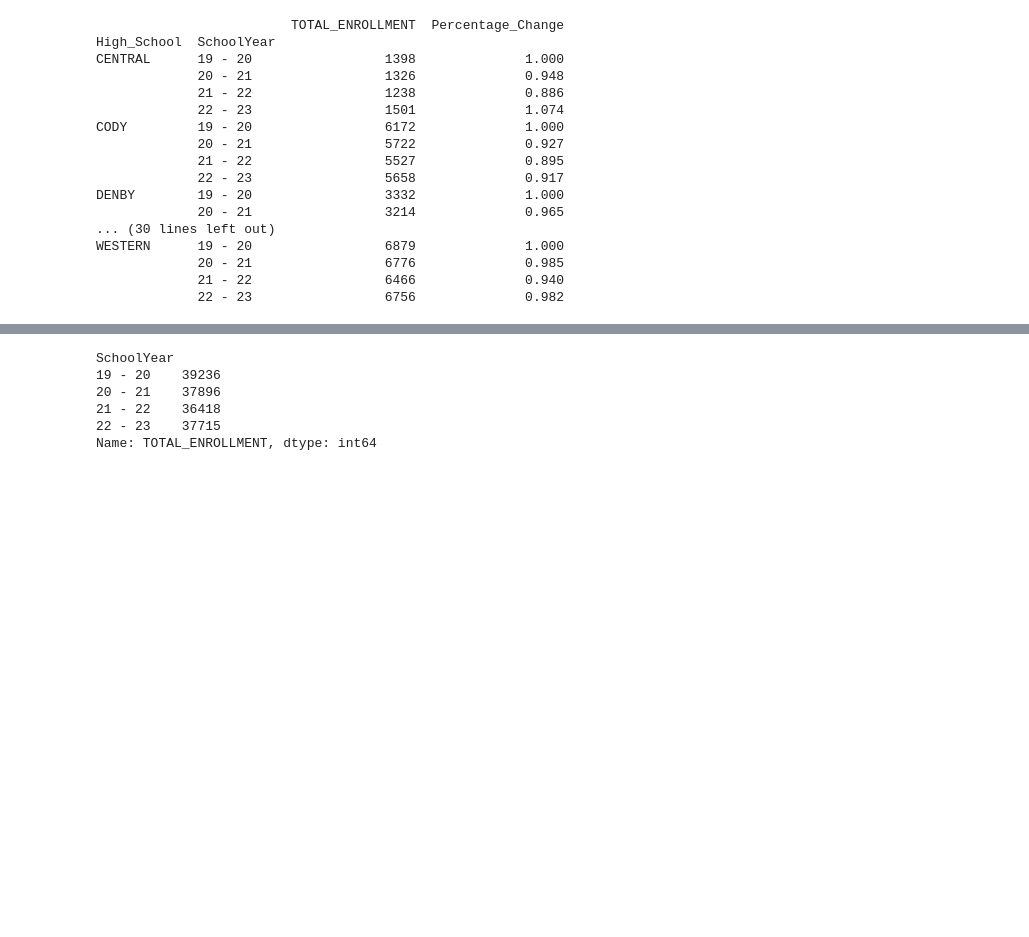
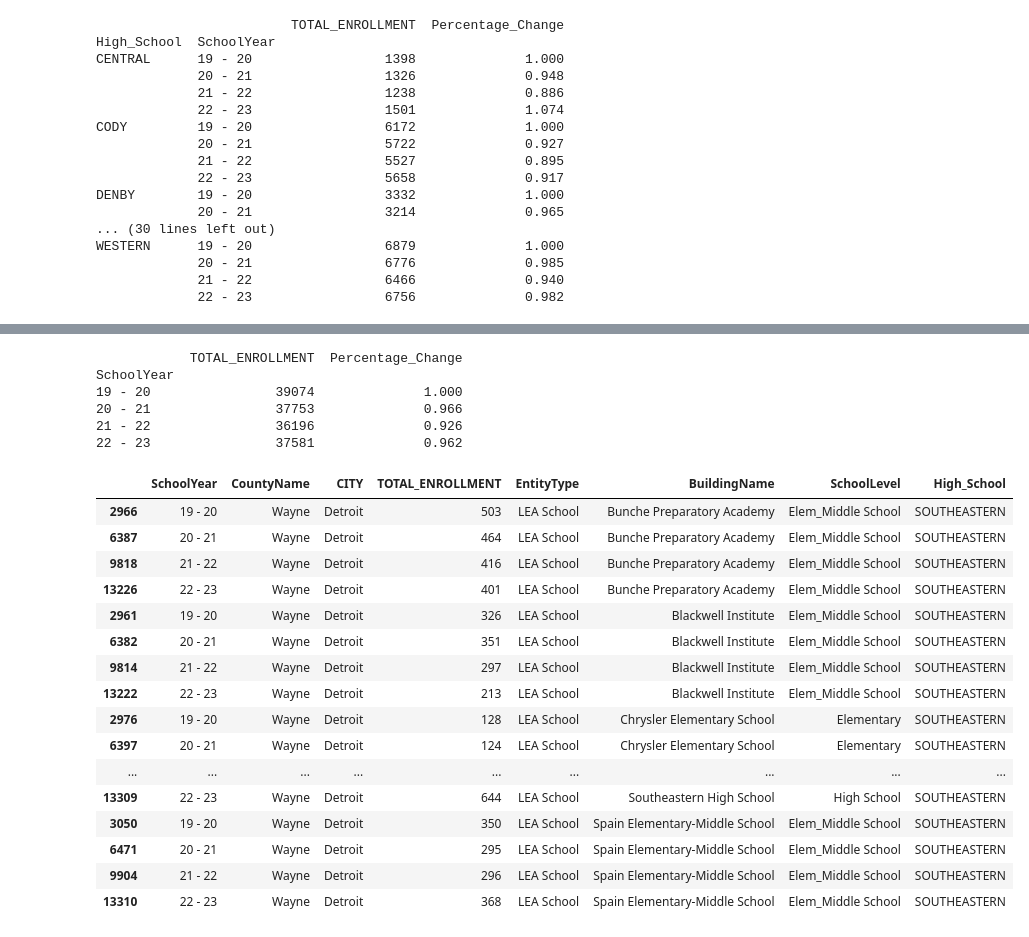
Before and after one commit to lynchch4/Detroit_Public_Schools, a Jupyter notebook: DPS/school_analysis.ipynb, the cells around one changed output, grey strips where cells are left out. Drawn from its saved outputs; the diff is of its cells as text; code cells hidden in the pictures; blank space fills up the shorter version.

```diff
--- a/DPS/school_analysis.ipynb
+++ b/DPS/school_analysis.ipynb
@@ -161,6 +161,9 @@ df_feeder_schools.loc[df_feeder_schools['BuildingName']=='Bow Elementary-Middle
 df_feeder_schools.loc[df_feeder_schools['BuildingName']=='Bagley Elementary School of Journalism and Technology']=\
 df_feeder_schools.loc[df_feeder_schools['BuildingName']=='Bagley Elementary School of Journalism and Technology']\
 .replace("WESTERN","MUMFORD")
+
+df_feeder_schools = df_feeder_schools.drop(df_feeder_schools[df_feeder_schools['BuildingName']\
+=='Davis Aerospace Technical High School at Golightly'].index)
 # %%
 #group by highschool and school year, add percentage change collumn
 
@@ -218,11 +223,15 @@ plt.legend(bbox_to_anchor=(1.0,1.0)).figure.savefig('Images\school_feeder.png')
 # %%
-#totals for feeder schools
-df_group_full = df_feeder_schools.groupby(['SchoolYear'])['TOTAL_ENROLLMENT'].sum()
-df_group_full
+#totals for feeder schools + graph
+#df_group_full = df_feeder_schools.groupby(['SchoolYear'])['TOTAL_ENROLLMENT'].sum()
+#df_group_full
+
+df_group_full = df_feeder_schools[['SchoolYear', 'TOTAL_ENROLLMENT']].groupby(by=["SchoolYear"]).sum()
+df_group_full['Percentage_Change'] = round(df_group_full['TOTAL_ENROLLMENT']/df_group_full['TOTAL_ENROLLMENT'][0], 3)
+print(df_group_full)
 # %% [output]
+            TOTAL_ENROLLMENT  Percentage_Change
 SchoolYear
-19 - 20    39236
-20 - 21    37896
-21 - 22    36418
-22 - 23    37715
-Name: TOTAL_ENROLLMENT, dtype: int64
+19 - 20                39074              1.000
+20 - 21                37753              0.966
+21 - 22                36196              0.926
+22 - 23                37581              0.962
@@ -228,0 +245,20 @@ Name: TOTAL_ENROLLMENT, dtype: int64
+# %%
+df_feeder_schools.loc[df_feeder_schools['High_School']=='SOUTHEASTERN']
+# %% [output]
+|  | SchoolYear | CountyName | CITY | TOTAL_ENROLLMENT | EntityType | BuildingName | SchoolLevel | High_School |
+| 2966 | 19 - 20 | Wayne | Detroit | 503 | LEA School | Bunche Preparatory Academy | Elem_Middle School | SOUTHEASTERN |
+| 6387 | 20 - 21 | Wayne | Detroit | 464 | LEA School | Bunche Preparatory Academy | Elem_Middle School | SOUTHEASTERN |
+| 9818 | 21 - 22 | Wayne | Detroit | 416 | LEA School | Bunche Preparatory Academy | Elem_Middle School | SOUTHEASTERN |
+| 13226 | 22 - 23 | Wayne | Detroit | 401 | LEA School | Bunche Preparatory Academy | Elem_Middle School | SOUTHEASTERN |
+| 2961 | 19 - 20 | Wayne | Detroit | 326 | LEA School | Blackwell Institute | Elem_Middle School | SOUTHEASTERN |
+| 6382 | 20 - 21 | Wayne | Detroit | 351 | LEA School | Blackwell Institute | Elem_Middle School | SOUTHEASTERN |
+| 9814 | 21 - 22 | Wayne | Detroit | 297 | LEA School | Blackwell Institute | Elem_Middle School | SOUTHEASTERN |
+| 13222 | 22 - 23 | Wayne | Detroit | 213 | LEA School | Blackwell Institute | Elem_Middle School | SOUTHEASTERN |
+| 2976 | 19 - 20 | Wayne | Detroit | 128 | LEA School | Chrysler Elementary School | Elementary | SOUTHEASTERN |
+| 6397 | 20 - 21 | Wayne | Detroit | 124 | LEA School | Chrysler Elementary School | Elementary | SOUTHEASTERN |
+| ... | ... | ... | ... | ... | ... | ... | ... | ... |
+| 13309 | 22 - 23 | Wayne | Detroit | 644 | LEA School | Southeastern High School | High School | SOUTHEASTERN |
+| 3050 | 19 - 20 | Wayne | Detroit | 350 | LEA School | Spain Elementary-Middle School | Elem_Middle School | SOUTHEASTERN |
+| 6471 | 20 - 21 | Wayne | Detroit | 295 | LEA School | Spain Elementary-Middle School | Elem_Middle School | SOUTHEASTERN |
+| 9904 | 21 - 22 | Wayne | Detroit | 296 | LEA School | Spain Elementary-Middle School | Elem_Middle School | SOUTHEASTERN |
+| 13310 | 22 - 23 | Wayne | Detroit | 368 | LEA School | Spain Elementary-Middle School | Elem_Middle School | SOUTHEASTERN |
```
Also changed, not shown: parts of 2 cells of this notebook, 2 other files.
